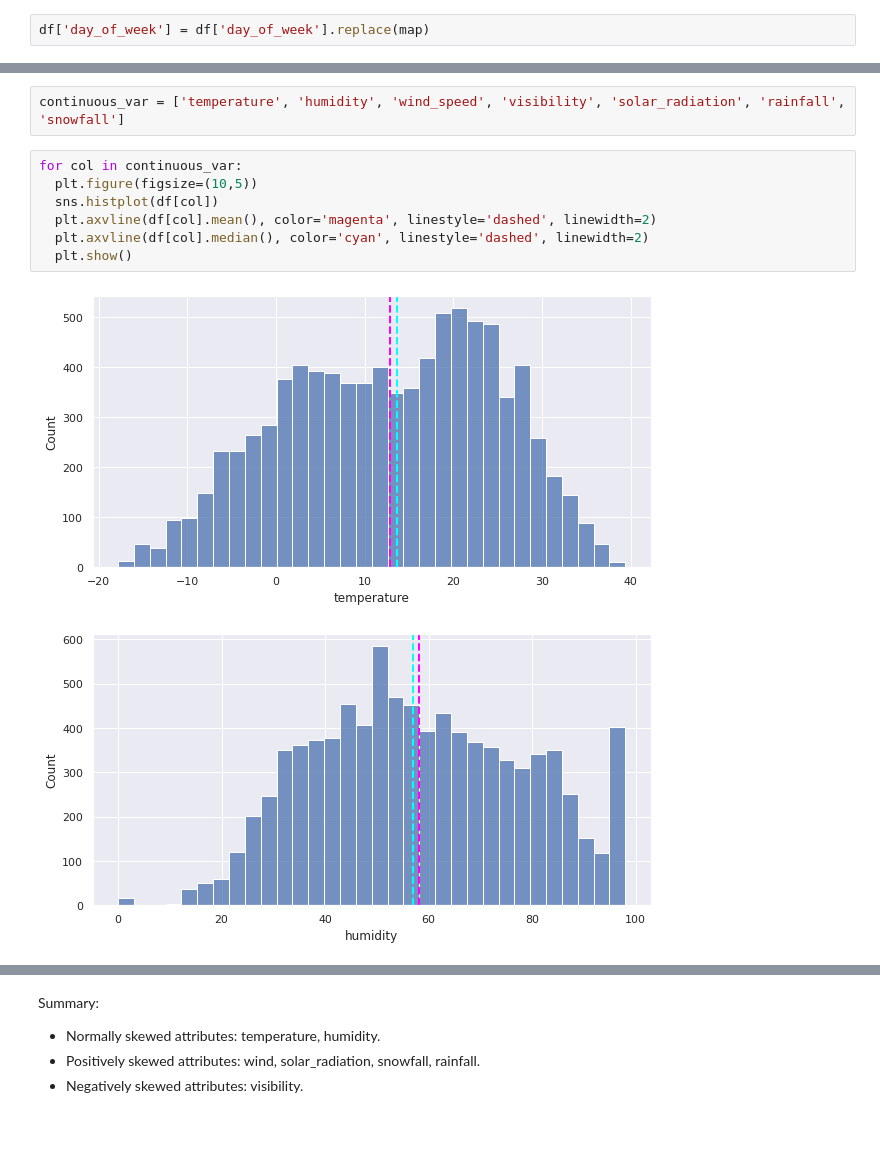
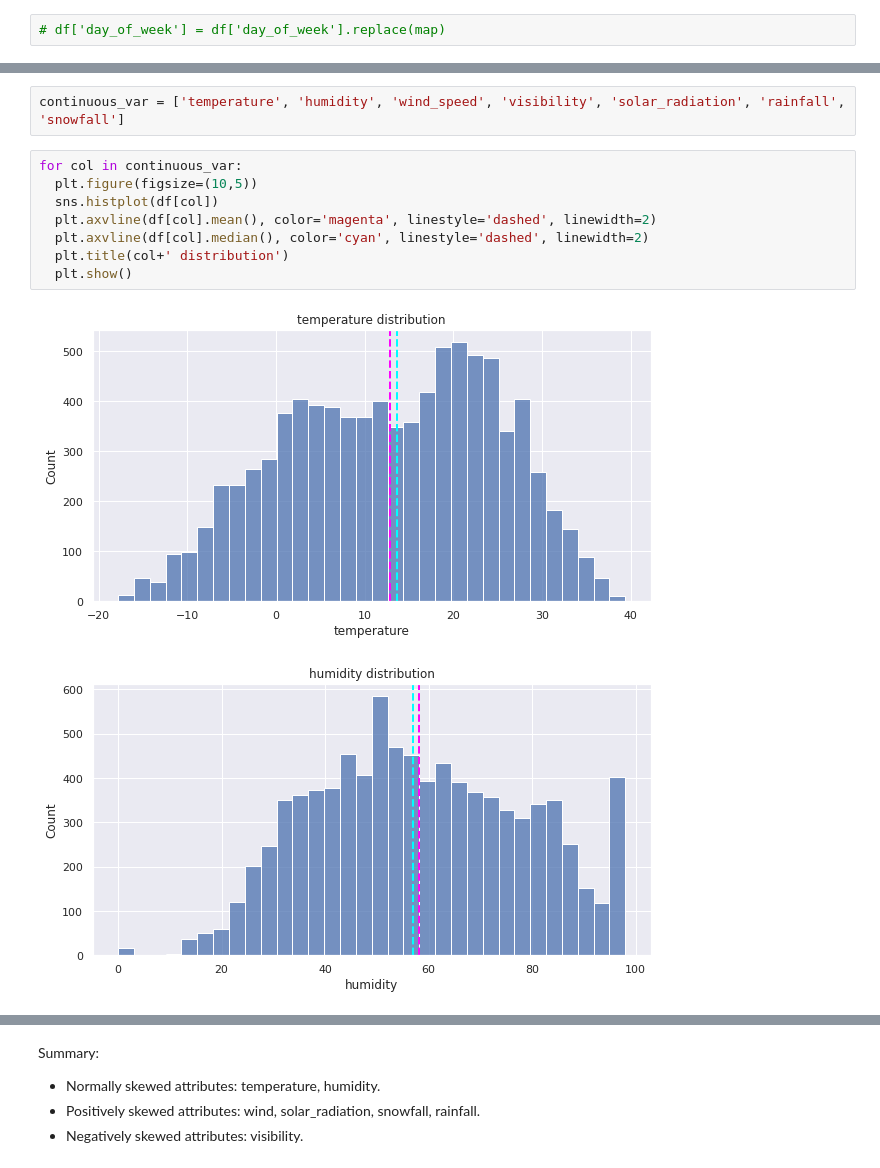
Before and after one commit to shaloy-lewis/bike_sharing_demand_prediction, a Jupyter notebook: Bike_Sharing_Demand_Prediction_Shaloy_lewis.ipynb, the cells around one changed output, grey strips where cells are left out. Cells and saved outputs as stored; diff of their text form; blank space fills up the shorter version.

```diff
--- a/Bike_Sharing_Demand_Prediction_Shaloy_lewis.ipynb
+++ b/Bike_Sharing_Demand_Prediction_Shaloy_lewis.ipynb
@@ -215,5 +223,5 @@ map = {0:'Monday',1:'Tuesday',2:'Wednesday',3:'Thursday',4:'Friday',5:'Saturday'
 # %%
-df['day_of_week'] = df['day_of_week'].replace(map)
+# df['day_of_week'] = df['day_of_week'].replace(map)
 # %%
 df.head()
 # %% [output]
@@ -253,10 +266,11 @@ continuous_var = ['temperature', 'humidity', 'wind_speed', 'visibility', 'solar_
 # %%
 for col in continuous_var:
   plt.figure(figsize=(10,5))
   sns.histplot(df[col])
   plt.axvline(df[col].mean(), color='magenta', linestyle='dashed', linewidth=2)
   plt.axvline(df[col].median(), color='cyan', linestyle='dashed', linewidth=2)
+  plt.title(col+' distribution')
   plt.show()
 # %% [output]
-[figure, old version]
+[figure, new version]
-[figure, old version]
+[figure, new version]
```
Also changed, not shown: parts of 60 cells of this notebook.
